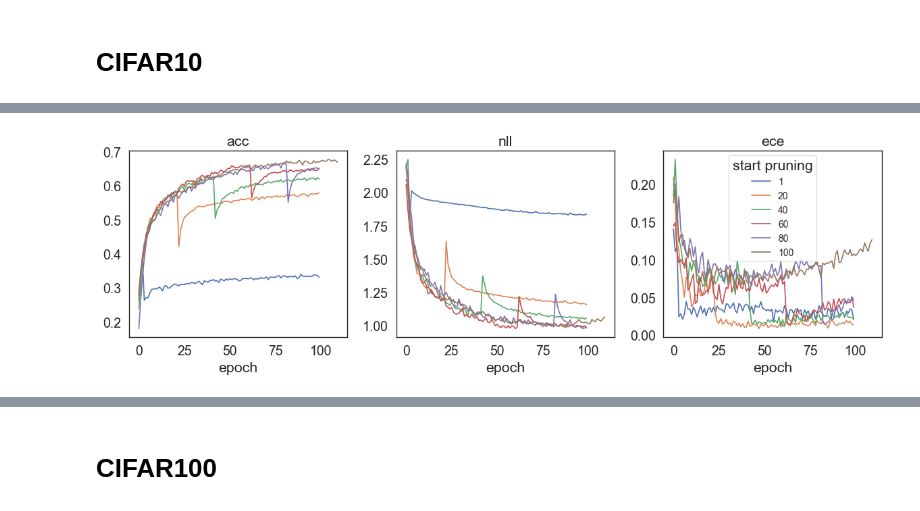
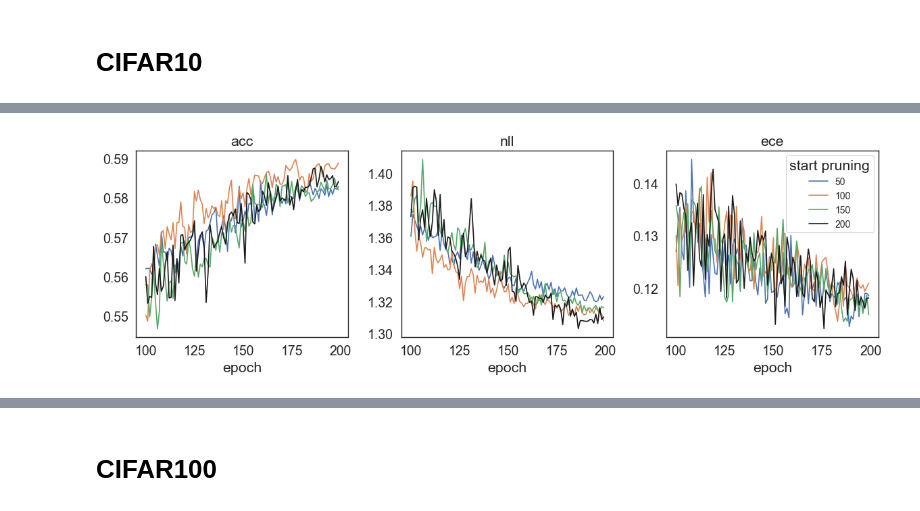
Before and after one commit to dimarkov/bmr4pml, a Jupyter notebook: notebooks/test_ivon_with_bmr.ipynb, the cells around one changed output, grey strips where cells are left out. Cells and saved outputs as stored; diff of their text form; code cells hidden in the pictures.

```diff
--- a/notebooks/test_ivon_with_bmr.ipynb
+++ b/notebooks/test_ivon_with_bmr.ipynb
@@ -654,7 +643,7 @@ for optim in [optimizer1, optimizer2]:
 fig, axes = plt.subplots(1, 4, figsize=(12, 4))
 
 for i, name in enumerate(['acc', 'nll', 'ece', 'loss']):
-    for j, algo in enumerate(["adamw", "adabelief"]):
+    for j, algo in enumerate(["lion", "ivon"]):
         axes[i].plot(results_cif10[j][name], label=algo)
 
     axes[i].set_title(name)
@@ -703,12 +655,0 @@ for optim in [optimizer3]:
-# %%
-fig, axes = plt.subplots(1, 4, figsize=(12, 4))
-
-for i, name in enumerate(['acc', 'nll', 'ece', 'loss']):
-    for j, algo in enumerate(["adamw", "lion", "ivon"]):
-        axes[i].plot(results_cif10[j][name], label=algo)
-
-    axes[i].set_title(name)
-    axes[i].set_xlabel('epoch')
-
-plt.legend(title='algo')
-fig.tight_layout()
@@ -753,12 +655,0 @@ for optim in [optimizer3]:
-# %%
-fig, axes = plt.subplots(1, 4, figsize=(12, 4))
-
-for i, name in enumerate(['acc', 'nll', 'ece', 'loss']):
-    for j, algo in enumerate(["adamw", "lion", "ivon"]):
-        axes[i].plot(results_cif10[j][name], label=algo)
-
-    axes[i].set_title(name)
-    axes[i].set_xlabel('epoch')
-
-plt.legend(title='algo')
-fig.tight_layout()
@@ -767,21 +656,21 @@ fig.tight_layout()
 # %%
-batch_size = 128
-num_epochs = 100
 mus_prune_cif10 = []
 results_prune_cif10 = []
 
-for n, start_pruning in enumerate([1, 20, 40, 60, 80]):
+for n, start_pruning in enumerate([50, 100, 150]):
     for optim in [optimizer3]:
         rng_key, key = jr.split(rng_key)
         trained_mixer, _, metrics = run_training(
             key,
-            mixer,
+            dmlp,
             optim,
             cif10_train_ds,
             cif10_test_ds,
+            augdata,
             num_epochs=num_epochs,
             batch_size=batch_size,
-            start_pruning=start_pruning
+            start_pruning=start_pruning,
+            eps=0.3
         )
 
         state = final_opt_state[0]
@@ -792,15 +681,15 @@ for n, start_pruning in enumerate([1, 20, 40, 60, 80]):
 # %%
 fig, axes = plt.subplots(1, 3, figsize=(12, 4))
 
 for i, name in enumerate(['acc', 'nll', 'ece']):
-    for j, sp in enumerate([1, 20, 40, 60, 80]):
-        axes[i].plot(results_prune_cif10[j][name], label=sp)
+    for j, sp in enumerate([50, 100, 150]):
+        axes[i].plot(list(range(num_epochs - 100, num_epochs)), results_prune_cif10[j][name][-100:], label=sp)
 
-    axes[i].plot(results_cif10[-1][name][:110], label=100)
+    axes[i].plot(list(range(num_epochs - 100, num_epochs)), results_cif10[-1][name][-100:], 'k', label=num_epochs)
     axes[i].set_title(name)
     axes[i].set_xlabel('epoch')
 
 plt.legend(title='start pruning', fontsize=10)
 fig.tight_layout()
 # %% [output]
-[figure, old version]
+[figure, new version]
```
Also changed, not shown: parts of 32 cells of this notebook.
